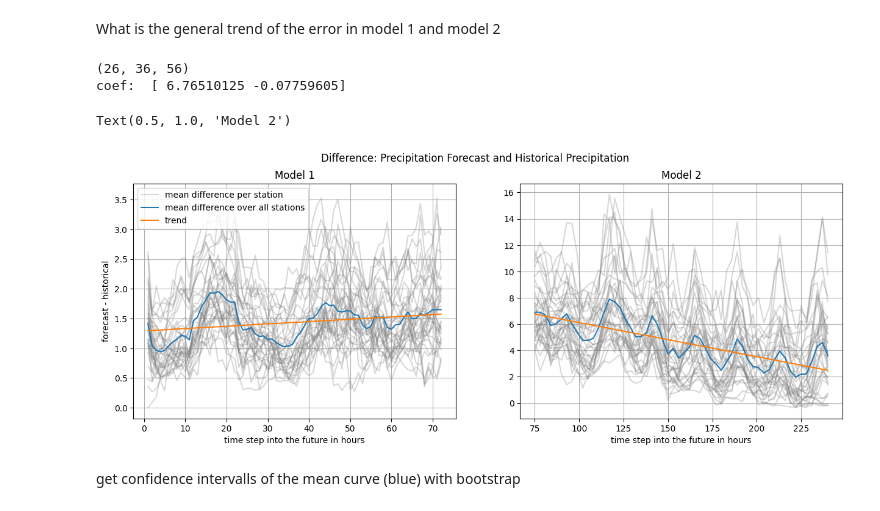
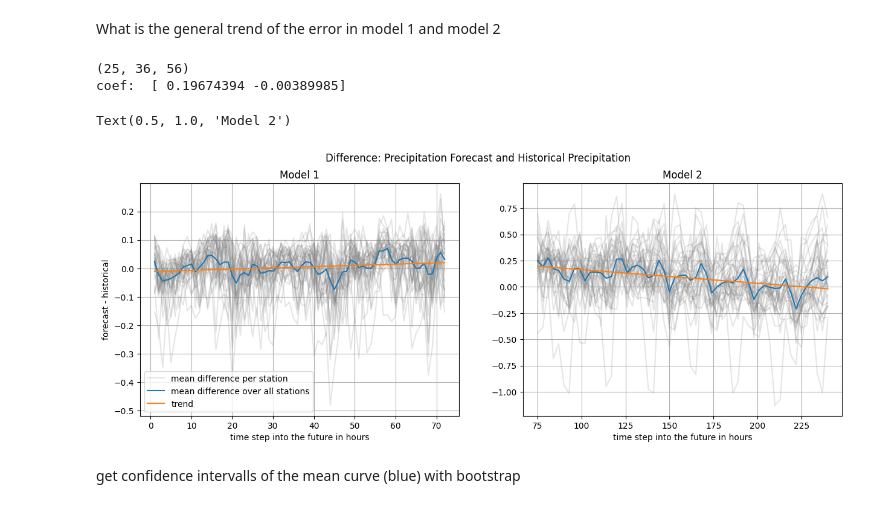
Before and after one commit to RobinU434/DataLiteracy, a Jupyter notebook: studies/13_01_24_RU_glimps_into_data.ipynb, the cells around one changed output. Cells and saved outputs as stored; diff of their text form; code cells hidden in the pictures.

```diff
--- a/studies/13_01_24_RU_glimps_into_data.ipynb
+++ b/studies/13_01_24_RU_glimps_into_data.ipynb
@@ -18,5 +20,5 @@ from studies.utils.dwd_data import DWD_Dataset, Feature
 FIG_SAVE_BASE_PATH = "../docs/report/fig/"
 DOUBLE_COL_FIG_SIZE = (15, 5)
 # %%
-dataset_model_1 = DWD_Dataset(source_path="../data/dwd", feature=Feature.PRECIPITATION, model=1)
-dataset_model_2 = DWD_Dataset(source_path="../data/dwd", feature=Feature.PRECIPITATION, model=2)
+dataset_model_1 = DWD_Dataset(source_path="../data/dwd", model=1,)
+dataset_model_2 = DWD_Dataset(source_path="../data/dwd", model=2,)
@@ -30,7 +34,7 @@ forecast2 = dataset_model_2.get_forecast(station_id=STATION_ID)
 
 
 fig, axs = plt.subplots(ncols=2, sharey=True, figsize=DOUBLE_COL_FIG_SIZE)
-for call_time in sorted(forecast1["call_time"].unique())[1:4]:
+for call_time in sorted(forecast1["call_time"].unique())[:3]:
     sub_df_forecast = forecast1[forecast1["call_time"] == call_time]
     t = sub_df_forecast["time"]
     values = sub_df_forecast["precipitation_forecast"]
@@ -74,8 +78,8 @@ axs[1].set_xticks(axs[1].get_xticks(), axs[1].get_xticklabels(), rotation=90)
 [figure]
 # %%
 fig, (ax1, ax2) = plt.subplots(ncols=2, sharex=True, figsize=DOUBLE_COL_FIG_SIZE, sharey=True)
-merge1 = dataset_model_1.get_merge(station_id=STATION_ID)
-merge2 = dataset_model_2.get_merge(station_id=STATION_ID)
+merge1 = dataset_model_1.get_merge(station_id=STATION_ID).sort_values(by="time")
+merge2 = dataset_model_2.get_merge(station_id=STATION_ID).sort_values(by="time")
 
 # fig, ax1 = plt.subplots()
 
@@ -93,6 +97,10 @@ for idx, call_time in enumerate(api_call_times):
     error = sub_df_forecast["precipitation_error"]
     ax2.plot(t, error, c="b", alpha=0.3)
 
+# plot real amount of rain
+ax1.plot(merge1["time"], merge1["precipitation_real"], c="k", alpha=0.7, label="real rain")
+ax2.plot(merge2["time"], merge2["precipitation_real"], c="k", alpha=0.7, label="real rain")
+
 ax1.set_xticks(ax1.get_xticks(), ax1.get_xticklabels(), rotation=90)
 ax2.set_xticks(ax2.get_xticks(), ax2.get_xticklabels(), rotation=90)
 ax1.set_ylabel("forecast - historical")
@@ -152,7 +312,7 @@ station_errors = error_mat_model_1.mean(axis=0)
 x_axis = np.arange(1, station_errors.shape[-1] + 1)
 
 for idx, station_error in enumerate(station_errors):
-    ax1.plot(x_axis, station_error, label="mean difference per station" if idx == 0 else "", color="grey", alpha=0.3)
+    ax1.plot(x_axis, station_error, label="mean difference per station" if idx == 0 else "", color="grey", alpha=0.2)
 forecast_error = station_errors.mean(axis=0)
 ax1.plot(x_axis, forecast_error, label="mean difference over all stations")
 
@@ -170,37 +330,37 @@ ax1.set_ylabel("forecast - historical")
 ax1.set_title("Model 1")
 ax1.set_xlabel("time step into the future in hours")
 
 
 # MODEL 2
 print(error_mat_model_2.shape)
 station_errors = error_mat_model_2.mean(axis=0)
 x_axis = (np.arange(1, station_errors.shape[-1] + 1) * 3) + 72
 
 for idx, station_error in enumerate(station_errors):
-    ax2.plot(x_axis, station_error, label="mean difference per station" if idx == 0 else "", color="grey", alpha=0.3)
+    ax2.plot(x_axis, station_error, label="mean difference per station" if idx == 0 else "", color="grey", alpha=0.2)
 forecast_error = station_errors.mean(axis=0)
 ax2.plot(x_axis, forecast_error, label="mean difference over all stations")
 
 # extract trend
 x = np.arange(station_errors.shape[-1])[:, None]
 x_aug = np.concatenate([np.ones_like(x), x], axis=1)
 regression_coef = np.linalg.inv(x_aug.T @ x_aug) @ x_aug.T @ forecast_error
 regression = x_aug @ regression_coef
 
 ax2.plot(x_axis, regression, label="trend")
 
 ax2.grid()
 ax2.set_xlabel("time step into the future in hours")
 print("coef: ", regression_coef)
 
 ax2.set_title("Model 2")
 
 # TODO: ask if we would use bar plots -> h
 # %% [output]
-(26, 36, 56)
-coef:  [ 6.76510125 -0.07759605]
+(25, 36, 56)
+coef:  [ 0.19674394 -0.00389985]
 Text(0.5, 1.0, 'Model 2')
-[figure, old version]
+[figure, new version]
 # %% [markdown]
 get confidence intervalls of the mean curve (blue) with bootstrap
 # %%
```
Also changed, not shown: parts of 19 cells of this notebook.
